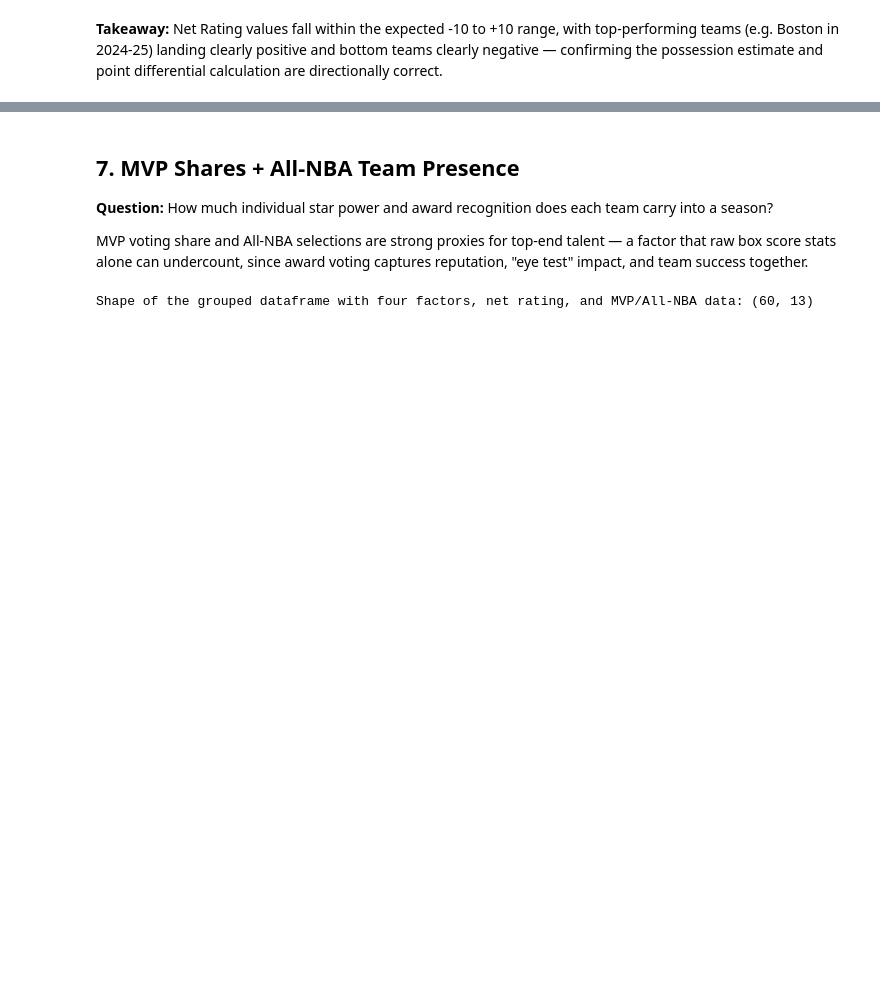
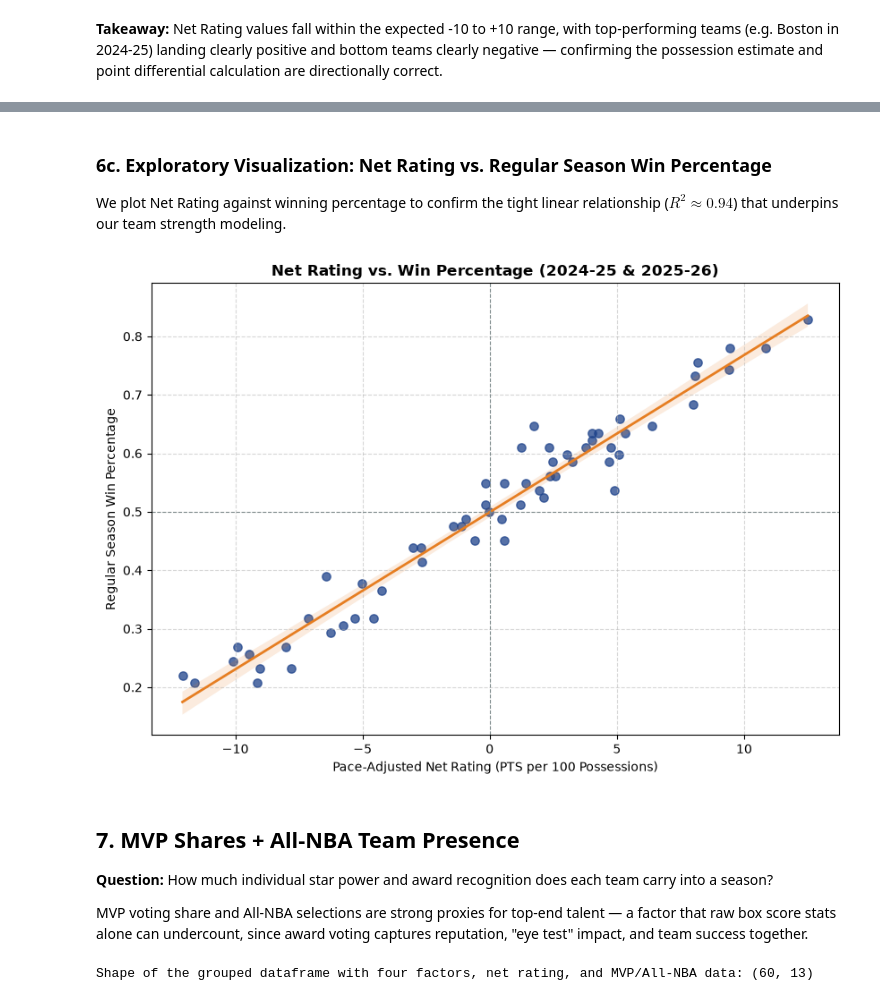
Before and after one commit to lianlianliann/nba-26-27-predictor, a Jupyter notebook: notebooks/02_feature_engineering.ipynb, the cells around one changed output, grey strips where cells are left out. Drawn from its saved outputs; the diff is of its cells as text; code cells hidden in the pictures; blank space fills up the shorter version.

```diff
--- a/notebooks/02_feature_engineering.ipynb
+++ b/notebooks/02_feature_engineering.ipynb
@@ -265,3 +285,24 @@ correct.
+# %% [markdown]
+### 6c. Exploratory Visualization: Net Rating vs. Regular Season Win Percentage
+
+We plot Net Rating against winning percentage to confirm the tight linear relationship ($R^2 \approx 0.94$) that underpins our team strength modeling.
+# %%
+plt.figure(figsize=(8.5, 6))
+sns.regplot(
+    data=games_regular_season_grouped, x='NET_RATING', y='WIN_PERCENTAGE',
+    scatter_kws={'alpha': 0.75, 'color': '#1D428A', 's': 45},
+    line_kws={'color': '#E67E22', 'linewidth': 2}
+)
+plt.axhline(0.5, color='#7F8C8D', linestyle='--', linewidth=0.8)
+plt.axvline(0.0, color='#7F8C8D', linestyle='--', linewidth=0.8)
+plt.title('Net Rating vs. Win Percentage (2024-25 & 2025-26)', fontsize=12, fontweight='bold')
+plt.xlabel('Pace-Adjusted Net Rating (PTS per 100 Possessions)')
+plt.ylabel('Regular Season Win Percentage')
+plt.grid(True, linestyle='--', alpha=0.5)
+plt.tight_layout()
+plt.show()
+# %% [output]
+[figure, added]
 # %% [markdown]
 ## 7. MVP Shares + All-NBA Team Presence
 
```
Also changed, not shown: parts of 4 cells of this notebook, 12 other files.
